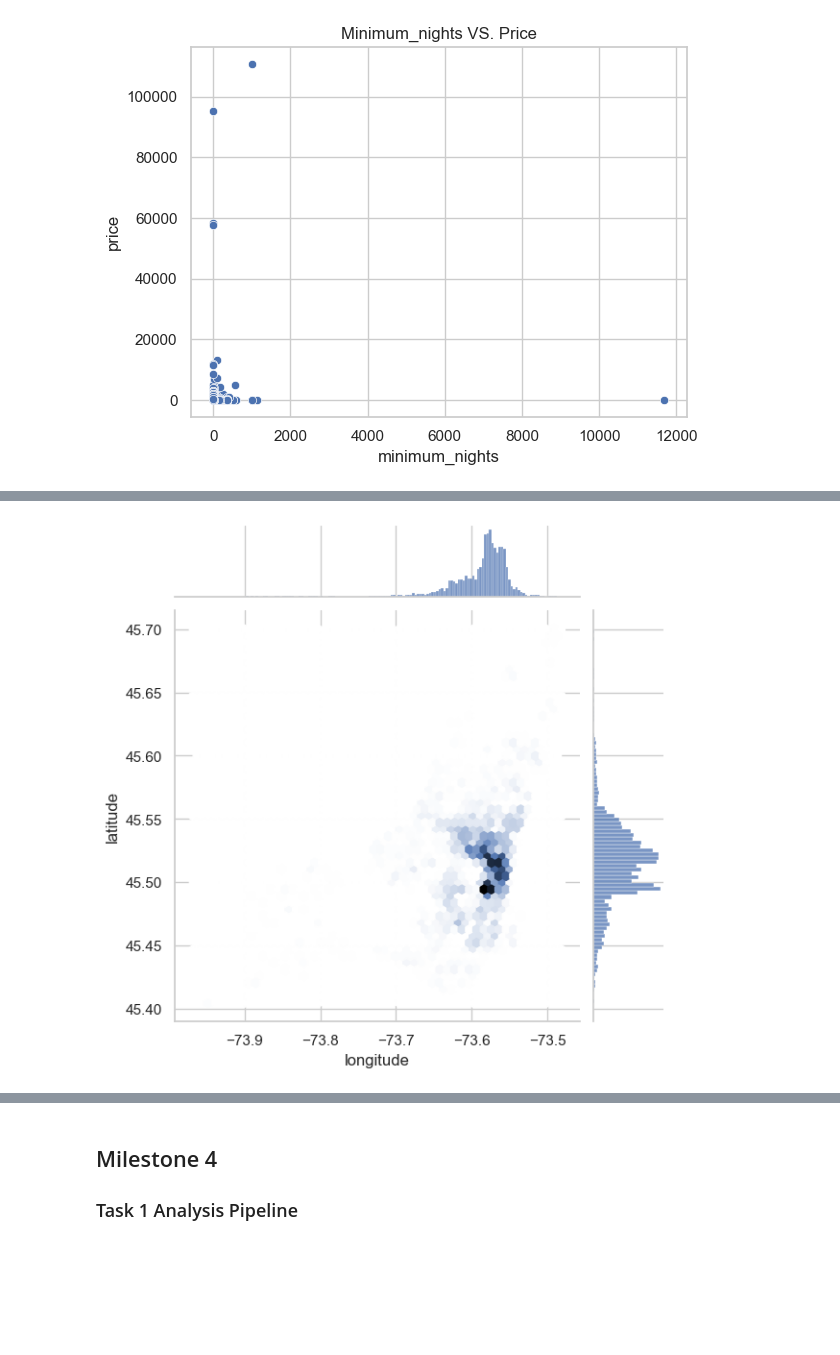
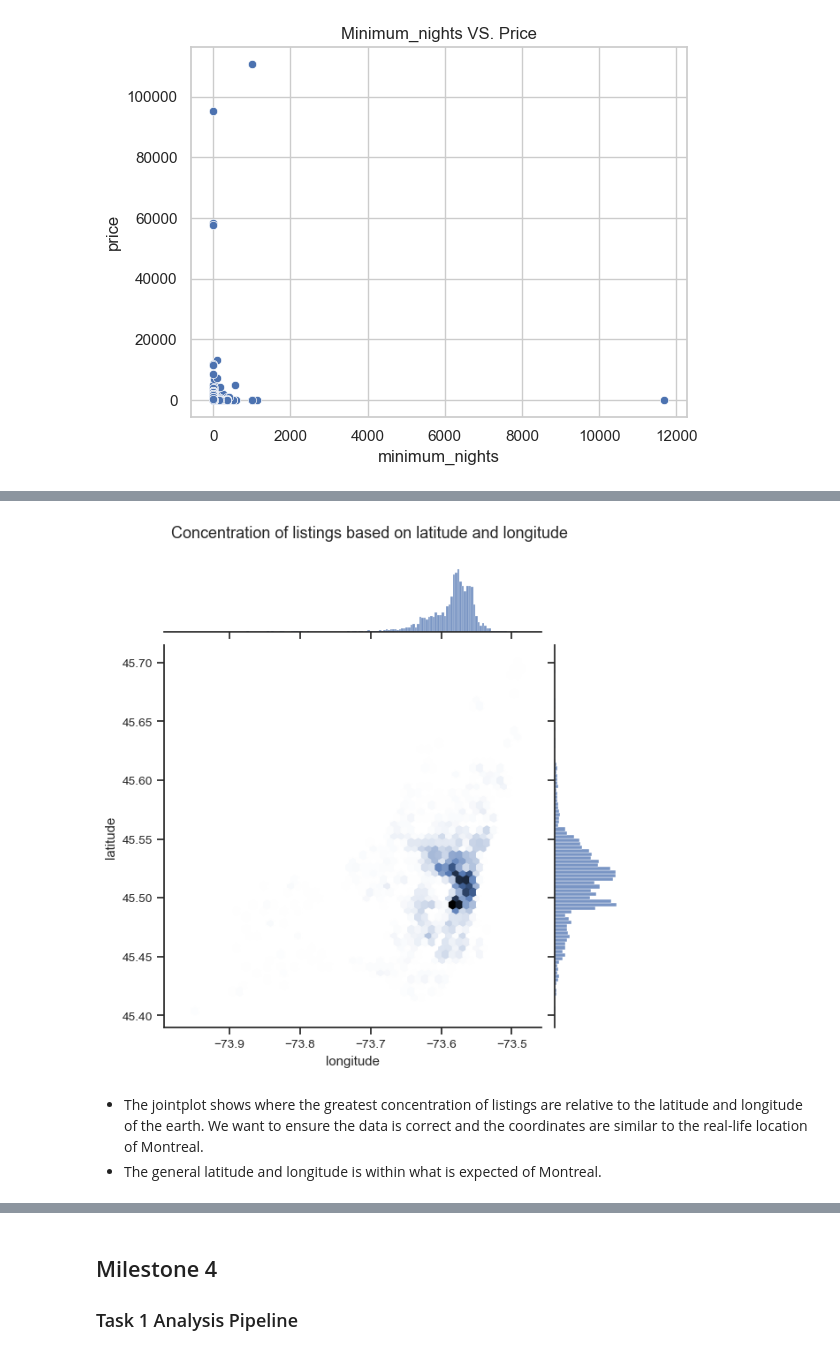
Before and after one commit to ubco-W2022T2-data301/project-group-group21, a Jupyter notebook: analysis/analysis3.ipynb, the cells around one changed output, grey strips where cells are left out. Cells and saved outputs as stored; diff of their text form; code cells hidden in the pictures; blank space fills up the shorter version.

Commit message:
Made changes based on feedback

```diff
--- a/analysis/analysis3.ipynb
+++ b/analysis/analysis3.ipynb
@@ -125,9 +141,13 @@ ax_montreal_plot.set(title="Minimum_nights VS. Price")
 # %%
 ax_montreal_plot2 = sns.jointplot(x=df["longitude"], y=df["latitude"], kind="hex")
 
-##The jointplot shows where the greatest concentration of listings are relative the latitude and longitude of the earth.
-##The general latitude and longitude is within what is expected of Montreal.
+plt.suptitle("Concentration of listings based on latitude and longitude", y=1.05)
+
+plt.show()
 # %% [output]
-[figure, old version]
+[figure, new version]
+# %% [markdown]
+- The jointplot shows where the greatest concentration of listings are relative to the latitude and longitude of the earth. We want to ensure the data is correct and the coordinates are similar to the real-life location of Montreal.
+- The general latitude and longitude is within what is expected of Montreal.
 # %% [markdown]
 ## Milestone3 Task2
```
Also changed, not shown: parts of 51 cells of this notebook.
